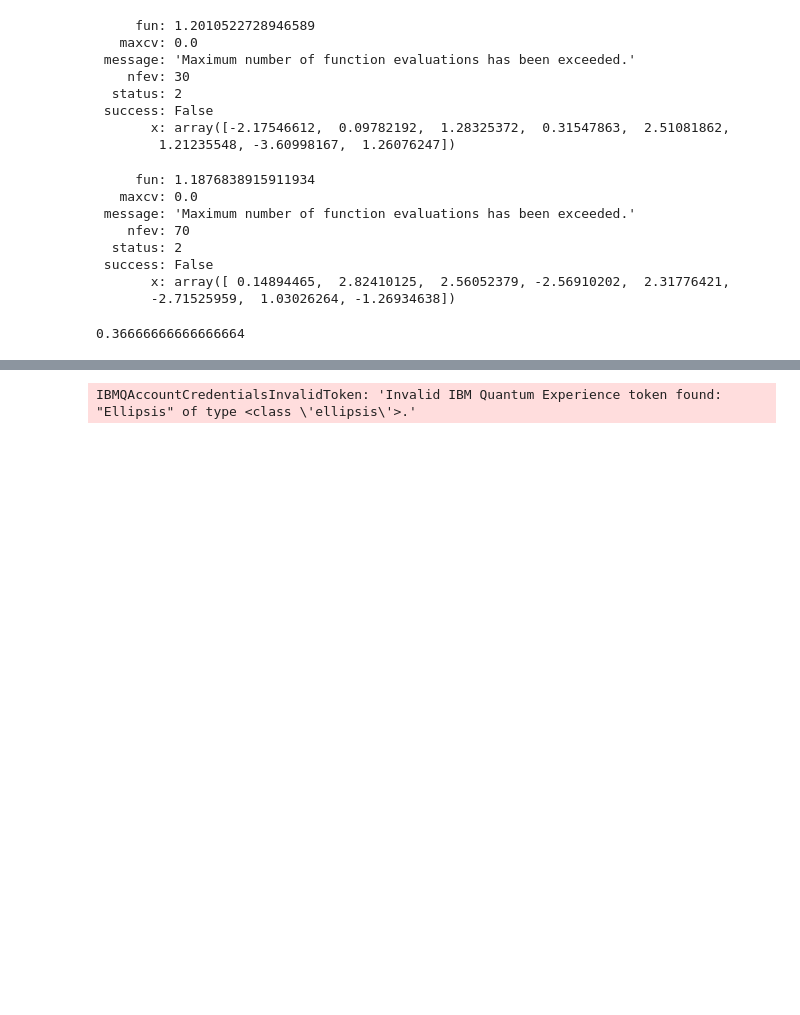
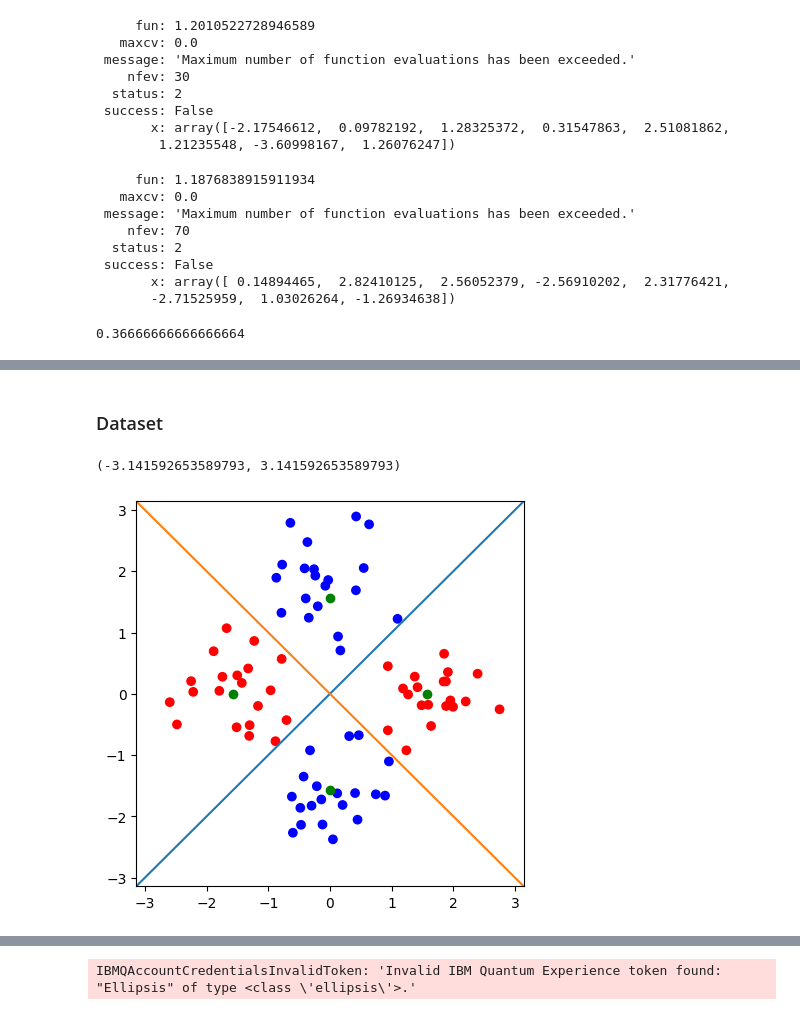
Before and after one commit to GemCarr/QML, a Jupyter notebook: qml.ipynb, the cells around one changed output, grey strips where cells are left out. Cells and saved outputs as stored; diff of their text form; code cells hidden in the pictures; blank space fills up the shorter version.

Commit message:
generate dataset for gaussian xor

```diff
--- a/qml.ipynb
+++ b/qml.ipynb
@@ -201,0 +208,2 @@ trainSet["predicted"] = trainSet.apply(
+# %% [markdown]
+### Dataset
@@ -201,0 +212,44 @@ trainSet["predicted"] = trainSet.apply(
+# %%
+def generate_gaussian_point(x, y, label) :
+    pick_x = np.random.normal(loc=x, scale = 0.5)
+    pick_y = np.random.normal(loc=y, scale = 0.5)
+    return (pick_x, pick_y, label)
+# %%
+point1 = (-np.pi / 2, 0)
+point2 = (np.pi / 2, 0)
+point3 = (0, -np.pi / 2)
+point4 = (0, np.pi / 2)
+
+centers = [point1, point2, point3, point4]
+# %%
+points = []
+for i in range(20) :
+    points.append(generate_gaussian_point(*point1, 0))
+    points.append(generate_gaussian_point(*point2, 0))
+    points.append(generate_gaussian_point(*point3, 1))
+    points.append(generate_gaussian_point(*point4, 1))
+# %%
+import matplotlib.pyplot as plt
+
+plt.rcParams['figure.figsize'] = [5,5]
+
+x,y,c = zip(*points)
+c = ["red" if el==0 else "blue" for el in c]
+plt.scatter(x, y, color=c)
+x,y = zip(*centers)
+plt.scatter(x, y, color='green')
+
+
+
+x = np.linspace(-np.pi, np.pi, 100)
+y = x
+y2 = - x
+
+plt.plot(x,y)
+plt.plot(x,y2)
+
+plt.xlim([-np.pi, np.pi])
+plt.ylim([-np.pi, np.pi])
+# %% [output]
+(-3.141592653589793, 3.141592653589793)
+[figure, added]
```
Also changed, not shown: parts of 21 cells of this notebook.
